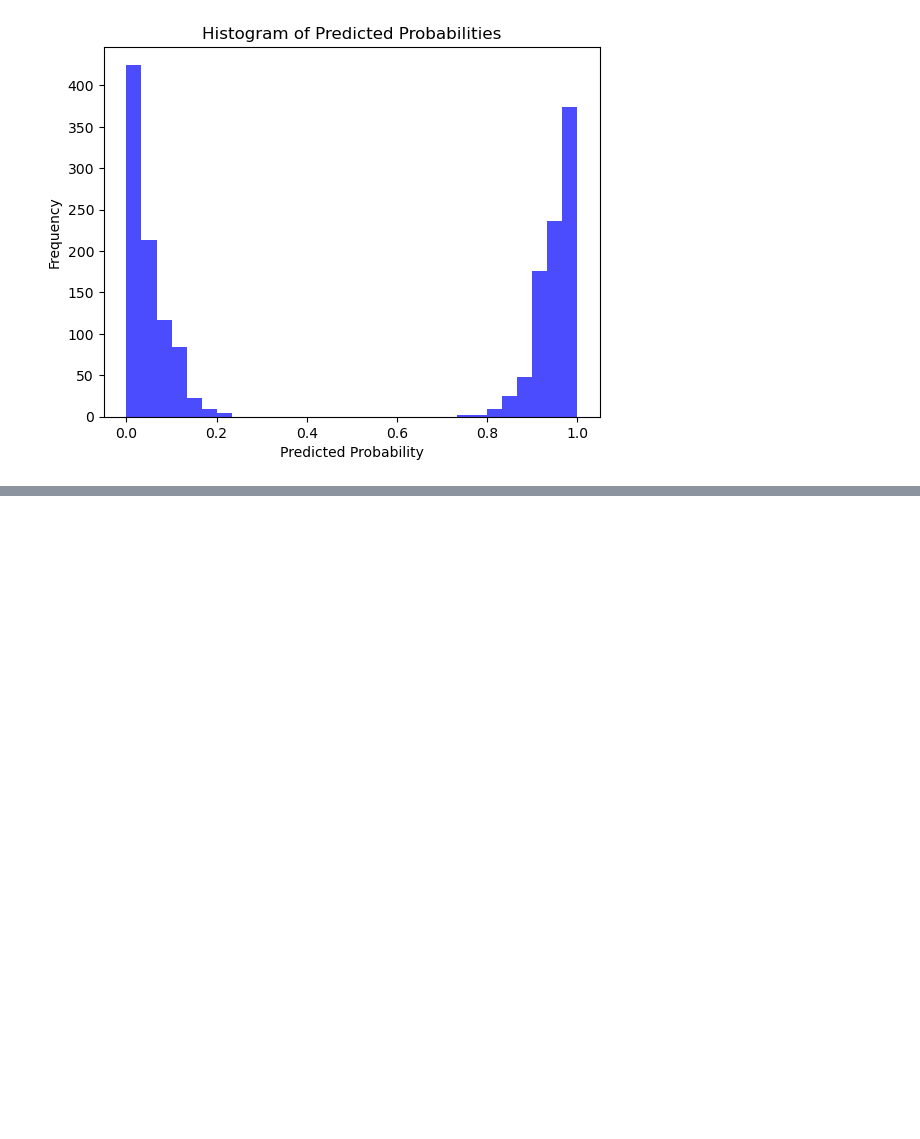
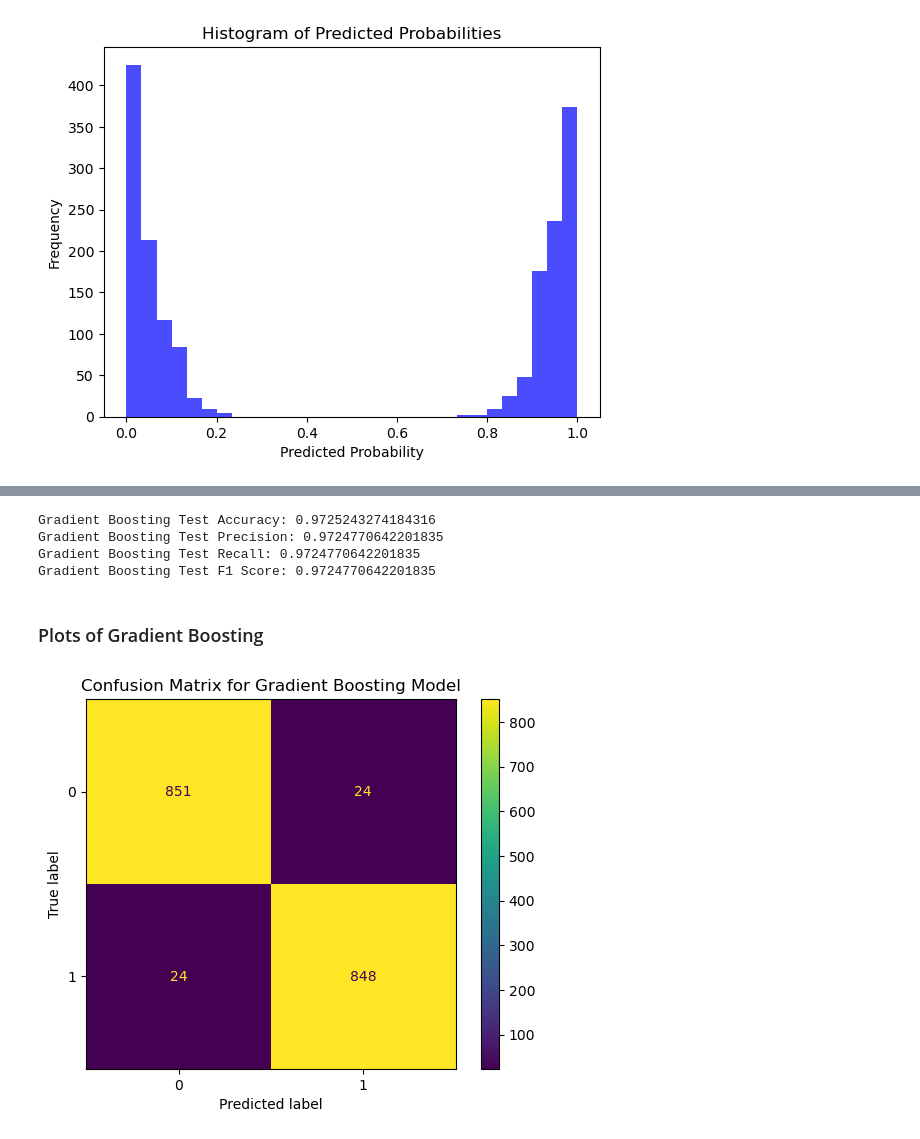
Before and after one commit to joachinhimself/Customer-Churn-Analysis, a Jupyter notebook: Notebook/Customer Churn.ipynb, the cells around one changed output, grey strips where cells are left out. Saved outputs shown, nothing was run; the diff lists cells and outputs as text; code cells hidden in the pictures; blank space fills up the shorter version.

Commit message:
added Gradient Boosting

```diff
--- a/Notebook/Customer Churn.ipynb
+++ b/Notebook/Customer Churn.ipynb
@@ -2757,0 +2762,5 @@ plt.show()
+# %%
+# Create and train the Gradient Boosting model
+
+gb_model = GradientBoostingClassifier()
+gb_model.fit(X_train, y_train)
@@ -2757,0 +2783,11 @@ plt.show()
+# %%
+# Evaluate the Gradient Boosting model on the test set
+evaluate_model(X_test, y_test, gb_model, 'Gradient Boosting Test')
+# %% [output]
+Gradient Boosting Test Accuracy: 0.9725243274184316
+Gradient Boosting Test Precision: 0.9724770642201835
+Gradient Boosting Test Recall: 0.9724770642201835
+Gradient Boosting Test F1 Score: 0.9724770642201835
+# %%
+# Predict on test set
+y_pred = gb_model.predict(X_test)
@@ -2757,0 +2797,12 @@ plt.show()
+# %%
+# Create confusion matrix
+cm = confusion_matrix(y_test, y_pred)
+# %% [markdown]
+### Plots of Gradient Boosting
+# %%
+# Display confusion matrix
+ConfusionMatrixDisplay(confusion_matrix=cm).plot()
+plt.title('Confusion Matrix for Gradient Boosting Model')
+plt.show()
+# %% [output]
+[figure, added]
```
Also changed, not shown: parts of 9 cells of this notebook, 1 other file.
